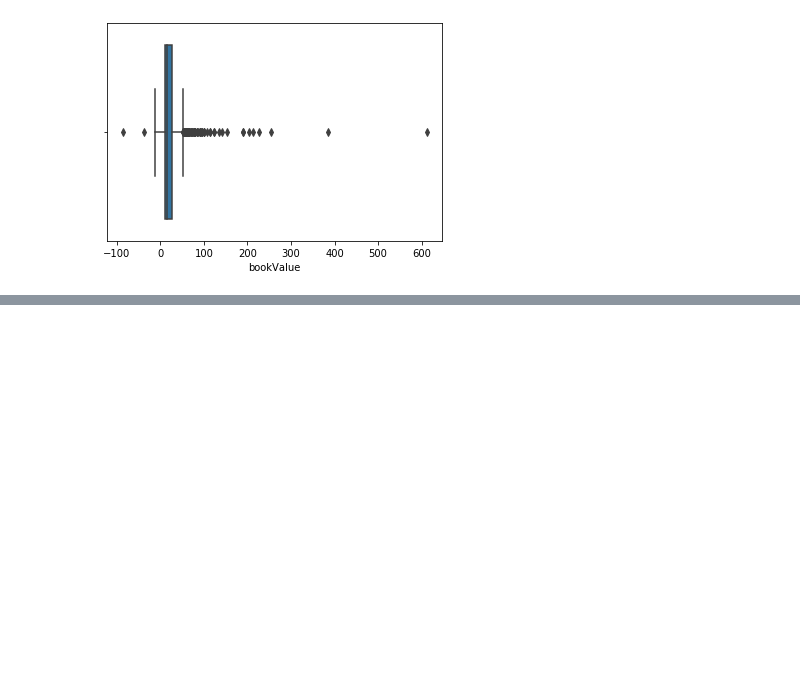
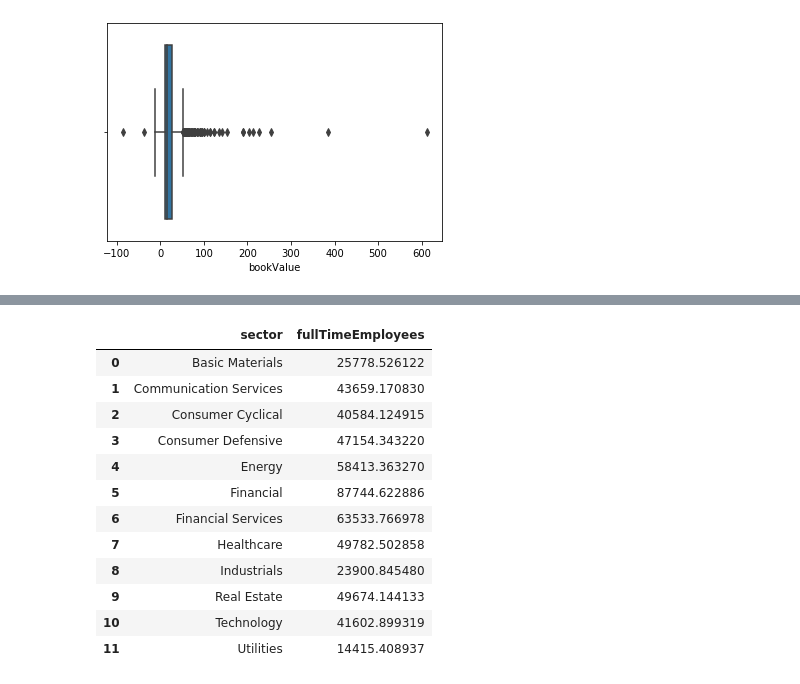
Before and after one commit to ipatel467/Stock-Market-Analysis, a Jupyter notebook: StocksP2.ipynb, the cells around one changed output, grey strips where cells are left out. Saved outputs shown, nothing was run; the diff lists cells and outputs as text; code cells hidden in the pictures; blank space fills up the shorter version.

```diff
--- a/StocksP2.ipynb
+++ b/StocksP2.ipynb
@@ -419,0 +439,16 @@ sns.boxplot(x= large['bookValue'])
+# %%
+lflarge.groupby('sector').agg({'fullTimeEmployees':'mean'}).reset_index()
+# %% [output]
+|  | sector | fullTimeEmployees |
+| 0 | Basic Materials | 25778.526122 |
+| 1 | Communication Services | 43659.170830 |
+| 2 | Consumer Cyclical | 40584.124915 |
+| 3 | Consumer Defensive | 47154.343220 |
+| 4 | Energy | 58413.363270 |
+| 5 | Financial | 87744.622886 |
+| 6 | Financial Services | 63533.766978 |
+| 7 | Healthcare | 49782.502858 |
+| 8 | Industrials | 23900.845480 |
+| 9 | Real Estate | 49674.144133 |
+| 10 | Technology | 41602.899319 |
+| 11 | Utilities | 14415.408937 |
```
Also changed, not shown: parts of 10 cells of this notebook.
